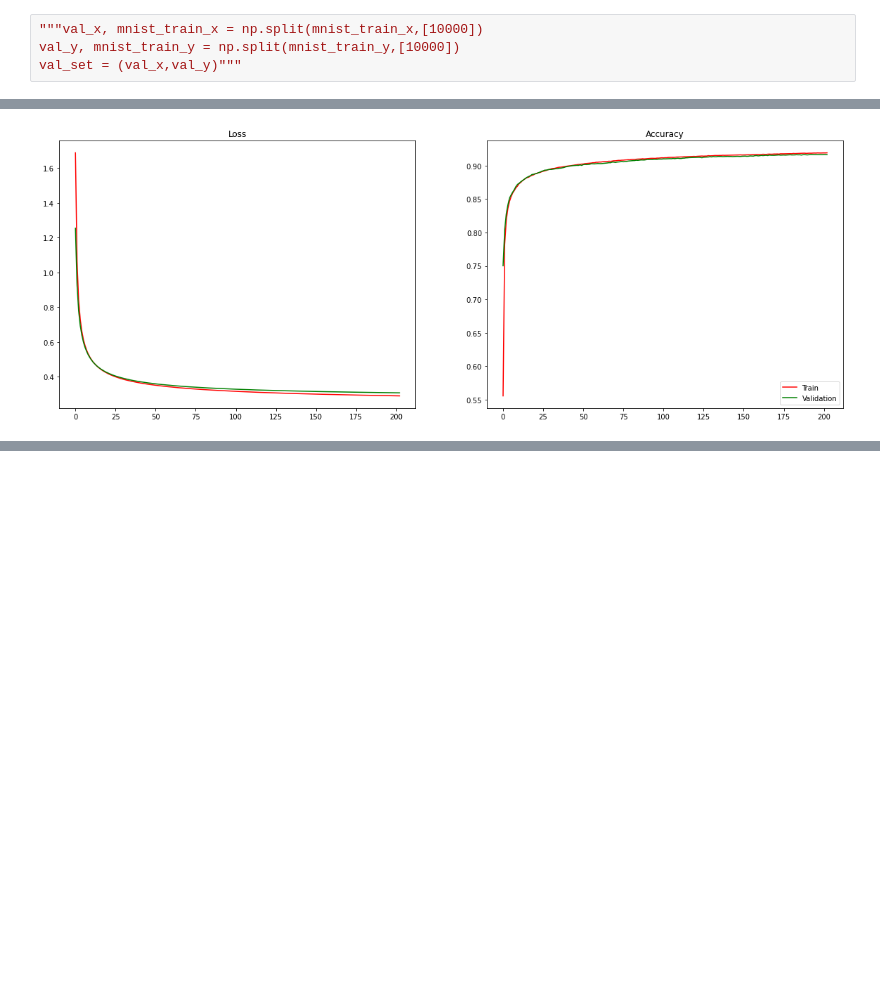
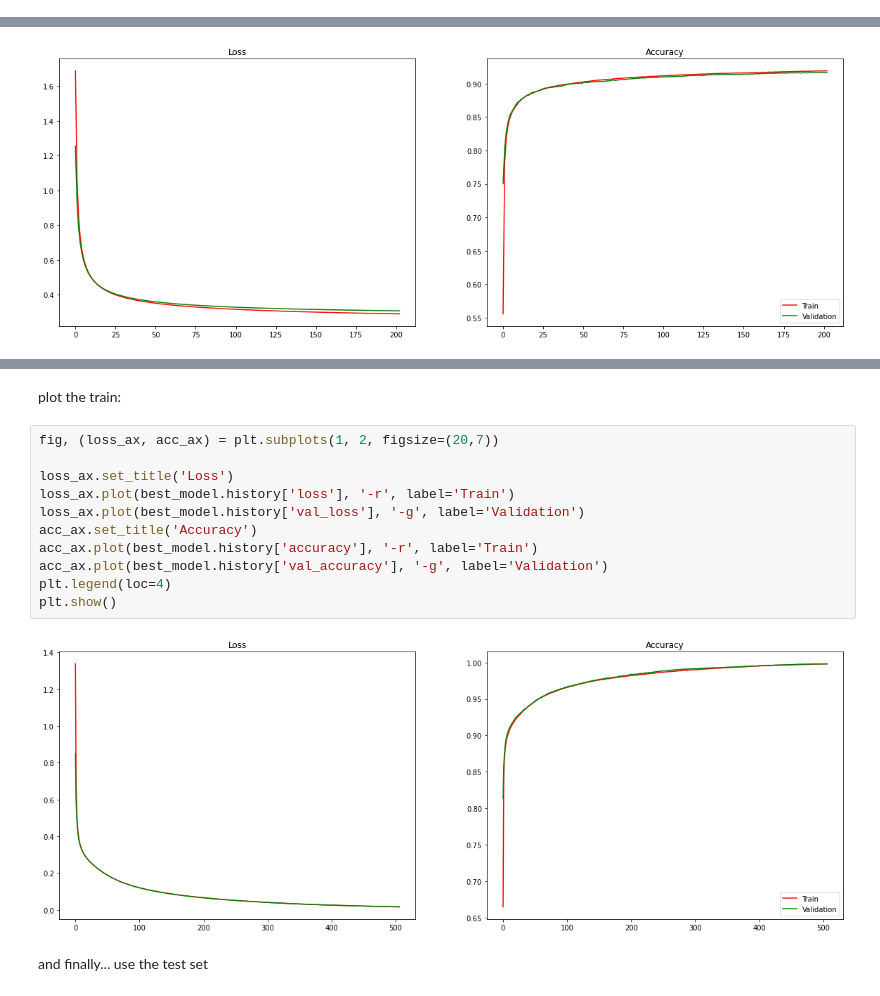
Before and after one commit to rodrigosimass/mnist_FFNN_CNN, a Jupyter notebook: HW4.ipynb, the cells around one changed output, grey strips where cells are left out. Cells and saved outputs as stored; diff of their text form; blank space fills up the shorter version.

```diff
--- a/HW4.ipynb
+++ b/HW4.ipynb
@@ -16,6 +33,2 @@ mnist_test_y = np.asarray([instance['label'] for instance in tfds.as_numpy(mnist
 # %% [markdown]
 Manual separation into train and validation:
-# %%
-"""val_x, mnist_train_x = np.split(mnist_train_x,[10000])
-val_y, mnist_train_y = np.split(mnist_train_y,[10000])
-val_set = (val_x,val_y)"""
@@ -93,0 +214,17 @@ def isBest(result, results):
+# %% [markdown]
+plot the train:
+# %%
+fig, (loss_ax, acc_ax) = plt.subplots(1, 2, figsize=(20,7))
+
+loss_ax.set_title('Loss')
+loss_ax.plot(best_model.history['loss'], '-r', label='Train')
+loss_ax.plot(best_model.history['val_loss'], '-g', label='Validation')
+acc_ax.set_title('Accuracy')
+acc_ax.plot(best_model.history['accuracy'], '-r', label='Train')
+acc_ax.plot(best_model.history['val_accuracy'], '-g', label='Validation')
+plt.legend(loc=4)
+plt.show()
+# %% [output]
+[figure, added]
+# %% [markdown]
+and finally... use the test set
```
Also changed, not shown: parts of 25 cells of this notebook.
